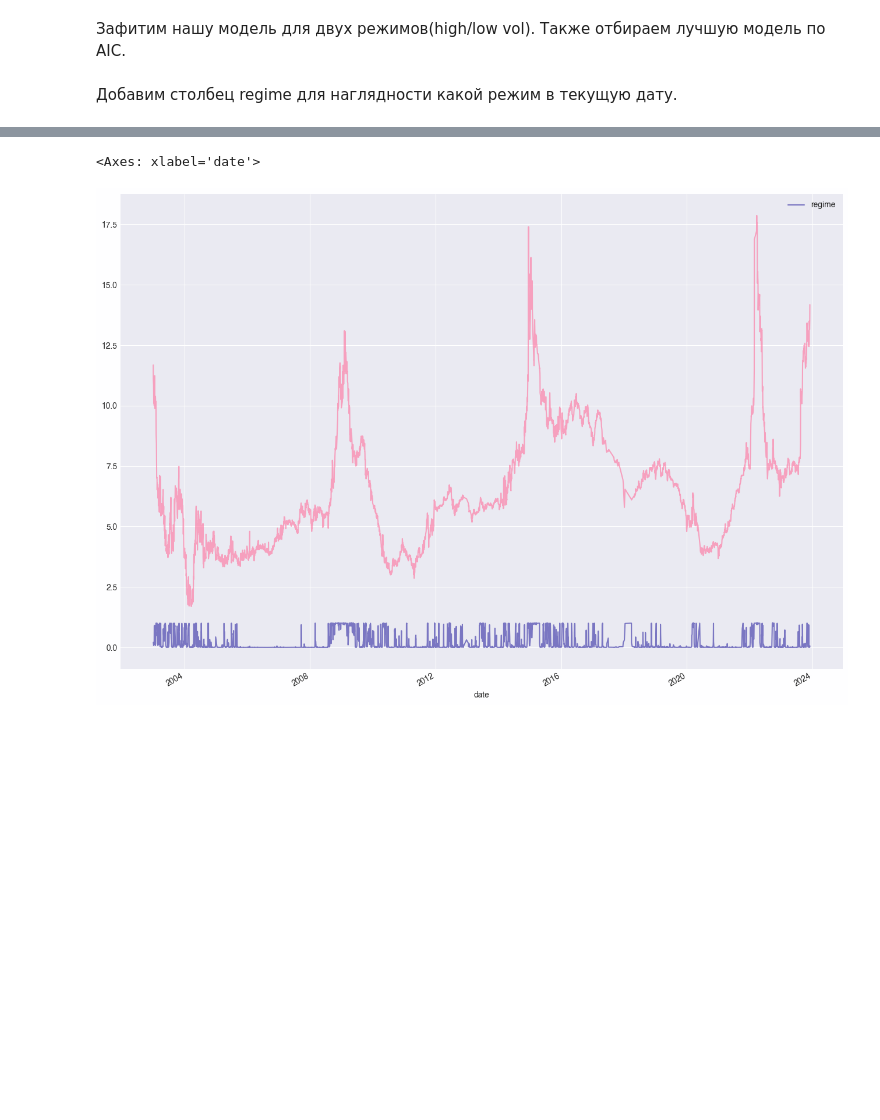
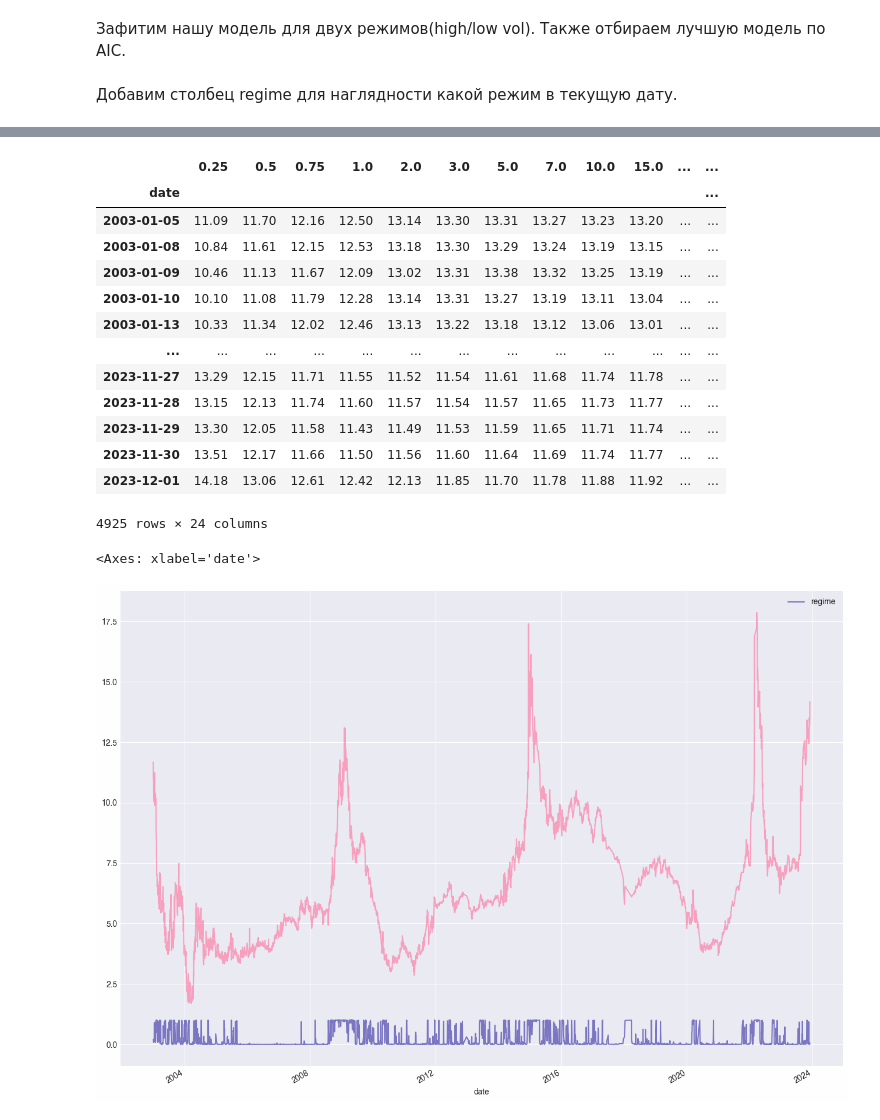
Before and after one commit to VsevolodZaostrovsky/MOEX-Yield-Curve-Forecasting, a Jupyter notebook: ConsideringModels/MainFiles/markov_switch_model.ipynb, the cells around one changed output, grey strips where cells are left out. Saved outputs shown, nothing was run; the diff lists cells and outputs as text; code cells hidden in the pictures; blank space fills up the shorter version.

```diff
--- a/ConsideringModels/MainFiles/markov_switch_model.ipynb
+++ b/ConsideringModels/MainFiles/markov_switch_model.ipynb
@@ -145,9 +151,32 @@ for name, column in df_train_differenced.iteritems():
 # %%
-df_custom_train = df_train[1:]
-for i in df_train_differenced.columns:
-    model_markov = sm.tsa.MarkovRegression(df_train_differenced[i], k_regimes=2, trend="n", switching_variance=True)
+df_with_regimes = df.copy()
+
+for i in df.columns:
+    model_markov = sm.tsa.MarkovRegression(df_differenced[i], k_regimes=2, trend="n", switching_variance=True)
     markov_model_fit = model_markov.fit()
     new_df = markov_model_fit.smoothed_marginal_probabilities
-    df_custom_train[i + '_regimes'] = (new_df[0] < new_df[1]).astype(int)
+    df_with_regimes[i + '_regimes'] = (new_df[0] < new_df[1])
+
+df_with_regimes = df_with_regimes[1:]
+
+for i in df.columns:
+    df_with_regimes[i + '_regimes'] = df_with_regimes[i + '_regimes'].astype(int)
+
+df_with_regimes
+# %% [output]
+|  | 0.25 | 0.5 | 0.75 | 1.0 | 2.0 | 3.0 | 5.0 | 7.0 | 10.0 | 15.0 | ... | ... |
+| date |  |  |  |  |  |  |  |  |  |  |  | ... |
+| 2003-01-05 | 11.09 | 11.70 | 12.16 | 12.50 | 13.14 | 13.30 | 13.31 | 13.27 | 13.23 | 13.20 | ... | ... |
+| 2003-01-08 | 10.84 | 11.61 | 12.15 | 12.53 | 13.18 | 13.30 | 13.29 | 13.24 | 13.19 | 13.15 | ... | ... |
+| 2003-01-09 | 10.46 | 11.13 | 11.67 | 12.09 | 13.02 | 13.31 | 13.38 | 13.32 | 13.25 | 13.19 | ... | ... |
+| 2003-01-10 | 10.10 | 11.08 | 11.79 | 12.28 | 13.14 | 13.31 | 13.27 | 13.19 | 13.11 | 13.04 | ... | ... |
+| 2003-01-13 | 10.33 | 11.34 | 12.02 | 12.46 | 13.13 | 13.22 | 13.18 | 13.12 | 13.06 | 13.01 | ... | ... |
+| ... | ... | ... | ... | ... | ... | ... | ... | ... | ... | ... | ... | ... |
+| 2023-11-27 | 13.29 | 12.15 | 11.71 | 11.55 | 11.52 | 11.54 | 11.61 | 11.68 | 11.74 | 11.78 | ... | ... |
+| 2023-11-28 | 13.15 | 12.13 | 11.74 | 11.60 | 11.57 | 11.54 | 11.57 | 11.65 | 11.73 | 11.77 | ... | ... |
+| 2023-11-29 | 13.30 | 12.05 | 11.58 | 11.43 | 11.49 | 11.53 | 11.59 | 11.65 | 11.71 | 11.74 | ... | ... |
+| 2023-11-30 | 13.51 | 12.17 | 11.66 | 11.50 | 11.56 | 11.60 | 11.64 | 11.69 | 11.74 | 11.77 | ... | ... |
+| 2023-12-01 | 14.18 | 13.06 | 12.61 | 12.42 | 12.13 | 11.85 | 11.70 | 11.78 | 11.88 | 11.92 | ... | ... |
+4925 rows × 24 columns
 # %%
 name = "0.25"
```
Also changed, not shown: parts of 16 cells of this notebook, 2 other files.
